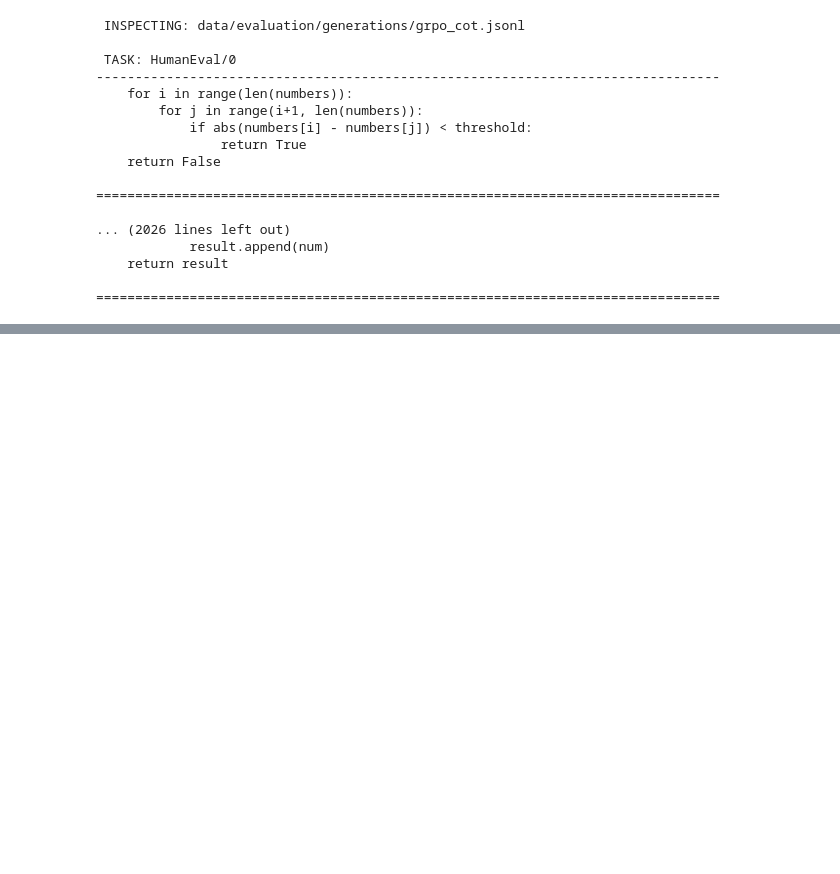
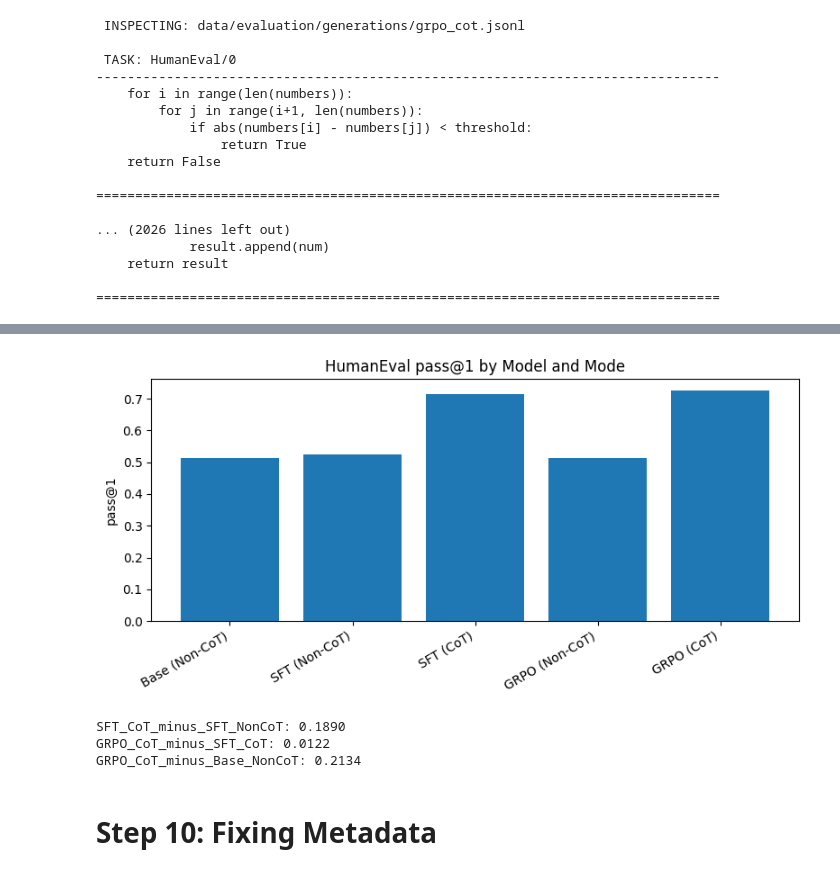
Before and after one commit to samyakshrestha/grpo-verified-reasoner, a Jupyter notebook: notebooks/04_evaluation.ipynb, the cells around one changed output, grey strips where cells are left out. Cells and saved outputs as stored; diff of their text form; code cells hidden in the pictures; blank space fills up the shorter version.

Commit message:
Finished evaluation / computed passs@1 for all models

```diff
--- a/notebooks/04_evaluation.ipynb
+++ b/notebooks/04_evaluation.ipynb
@@ -716,0 +802,22 @@ with open(FILE_PATH, 'r') as f:
+# %%
+RESULTS = []
+
+EVAL_RUNS = [
+    ("Base",     "Non-CoT", GEN_DIR / "base_non_cot.jsonl"),
+    ("SFT",      "Non-CoT", GEN_DIR / "sft_non_cot.jsonl"),
+    ("SFT",      "CoT",     GEN_DIR / "sft_cot.jsonl"),
+    ("GRPO",     "Non-CoT", GEN_DIR / "grpo_non_cot.jsonl"),
+    ("GRPO",     "CoT",     GEN_DIR / "grpo_cot.jsonl"),
+]
+# %%
+for model_name, mode, path in EVAL_RUNS:
+    print(f"\n Evaluating: {model_name} | {mode}")
+    res = run_humaneval(str(path), k=1)
+    RESULTS.append({
+        "Model": model_name,
+        "Mode": mode,
+        "pass@1": res["pass@1"],
+    })
+
+df_results = pd.DataFrame(RESULTS)
+df_results
@@ -716,0 +842,42 @@ with open(FILE_PATH, 'r') as f:
+# %%
+df_results = df_results.copy()
+df_results["Label_ml"] = df_results["Model"] + " (" + df_results["Mode"] + ")"
+
+plt.figure(figsize=(8, 4))
+plt.bar(df_results["Label_ml"], df_results["pass@1"])
+plt.ylabel("pass@1")
+plt.title("HumanEval pass@1 by Model and Mode")
+plt.xticks(rotation=30, ha="right")
+plt.tight_layout()
+plt.show()
+# %% [output]
+[figure, added]
+# %%
+def get_score(model: str, mode: str) -> float:
+    s = df_results.loc[
+        (df_results["Model"] == model) & (df_results["Mode"] == mode),
+        "pass@1"
+    ]
+    if len(s) != 1:
+        raise ValueError(f"Expected exactly 1 row for ({model}, {mode}), got {len(s)}.")
+    return float(s.iloc[0])
+
+deltas = {
+    "SFT_CoT_minus_SFT_NonCoT":
+        get_score("SFT", "CoT") - get_score("SFT", "Non-CoT"),
+
+    "GRPO_CoT_minus_SFT_CoT":
+        get_score("GRPO", "CoT") - get_score("SFT", "CoT"),
+
+    "GRPO_CoT_minus_Base_NonCoT":
+        get_score("GRPO", "CoT") - get_score("Base", "Non-CoT"),
+}
+
+for k, v in deltas.items():
+    print(f"{k}: {v:.4f}")
+# %% [output]
+SFT_CoT_minus_SFT_NonCoT: 0.1890
+GRPO_CoT_minus_SFT_CoT: 0.0122
+GRPO_CoT_minus_Base_NonCoT: 0.2134
+# %% [markdown]
+# Step 10: Fixing Metadata
```
Also changed, not shown: parts of 16 cells of this notebook.
